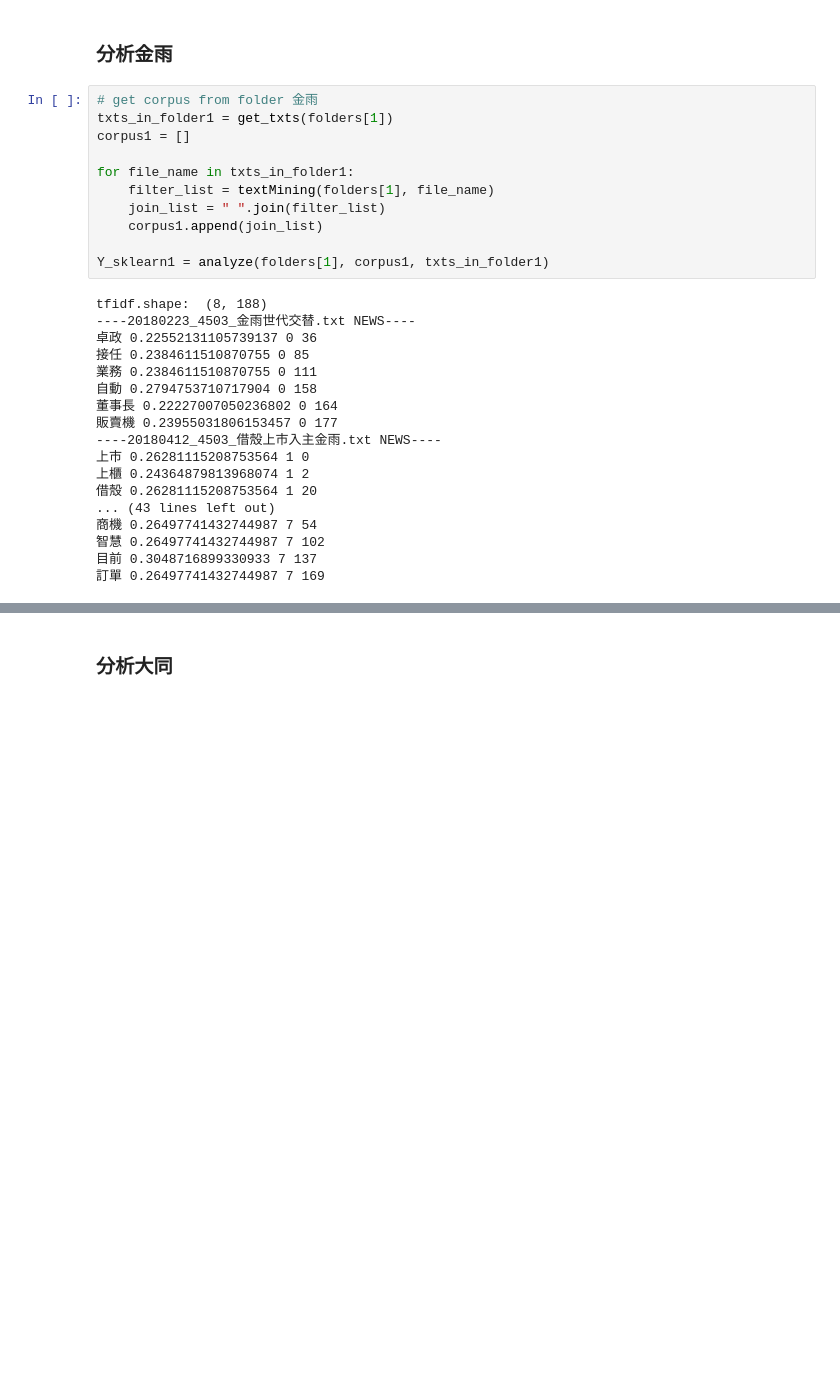
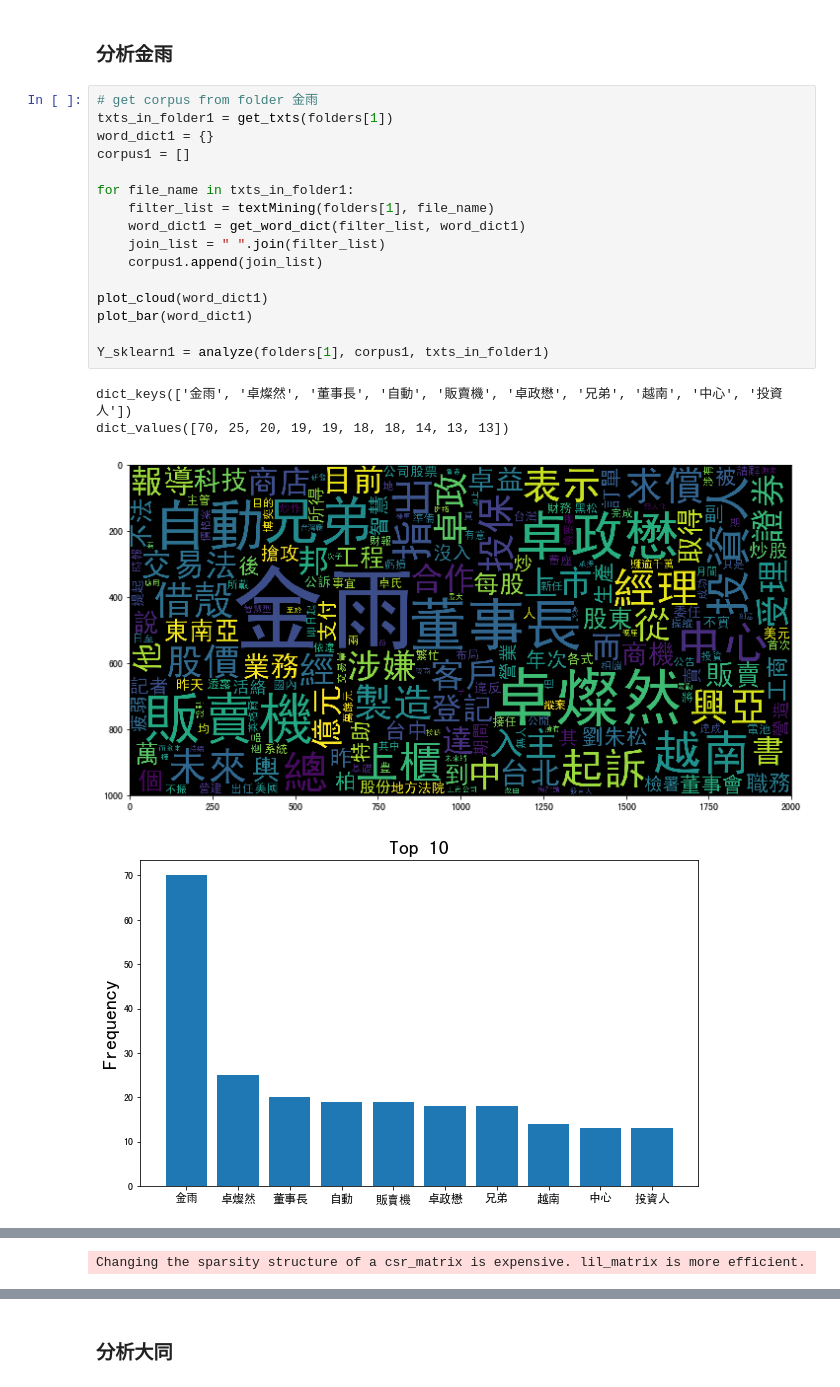
Before and after one commit to hsiehkl/NTU-CSX-Project, a Jupyter notebook: week_6/CPA & K-Means.ipynb, the cells around one changed output, grey strips where cells are left out. Drawn from its saved outputs; the diff is of its cells as text; blank space fills up the shorter version.

```diff
--- a/week_6/CPA & K-Means.ipynb
+++ b/week_6/CPA & K-Means.ipynb
@@ -160,29 +216,21 @@ plot_kmeans_scatter(Y_sklearn0, txts_in_folder0)
 # %%
 # get corpus from folder 金雨
 txts_in_folder1 = get_txts(folders[1])
+word_dict1 = {}
 corpus1 = []
 
 for file_name in txts_in_folder1:
     filter_list = textMining(folders[1], file_name)
+    word_dict1 = get_word_dict(filter_list, word_dict1)
     join_list = " ".join(filter_list)
     corpus1.append(join_list)
 
+plot_cloud(word_dict1)
+plot_bar(word_dict1)
+
 Y_sklearn1 = analyze(folders[1], corpus1, txts_in_folder1)
 # %% [output]
-tfidf.shape:  (8, 188)
-----20180223_4503_金雨世代交替.txt NEWS----
-卓政 0.22552131105739137 0 36
-接任 0.2384611510870755 0 85
-業務 0.2384611510870755 0 111
-自動 0.2794753710717904 0 158
-董事長 0.22227007050236802 0 164
-販賣機 0.23955031806153457 0 177
-----20180412_4503_借殼上市入主金雨.txt NEWS----
-上市 0.26281115208753564 1 0
-上櫃 0.24364879813968074 1 2
-借殼 0.26281115208753564 1 20
-... (43 lines left out)
-商機 0.26497741432744987 7 54
-智慧 0.26497741432744987 7 102
-目前 0.3048716899330933 7 137
-訂單 0.26497741432744987 7 169
+dict_keys(['金雨', '卓燦然', '董事長', '自動', '販賣機', '卓政懋', '兄弟', '越南', '中心', '投資人'])
+dict_values([70, 25, 20, 19, 19, 18, 18, 14, 13, 13])
+[figure, added]
+[figure, added]
@@ -190,3 +254,4 @@ Changing the sparsity structure of a csr_matrix is expensive. lil_matrix is more
+Changing the sparsity structure of a csr_matrix is expensive. lil_matrix is more efficient.
 # %%
 plot_kmeans_scatter(Y_sklearn1, txts_in_folder1)
 # %% [output]
```
Also changed, not shown: parts of 20 cells of this notebook.
